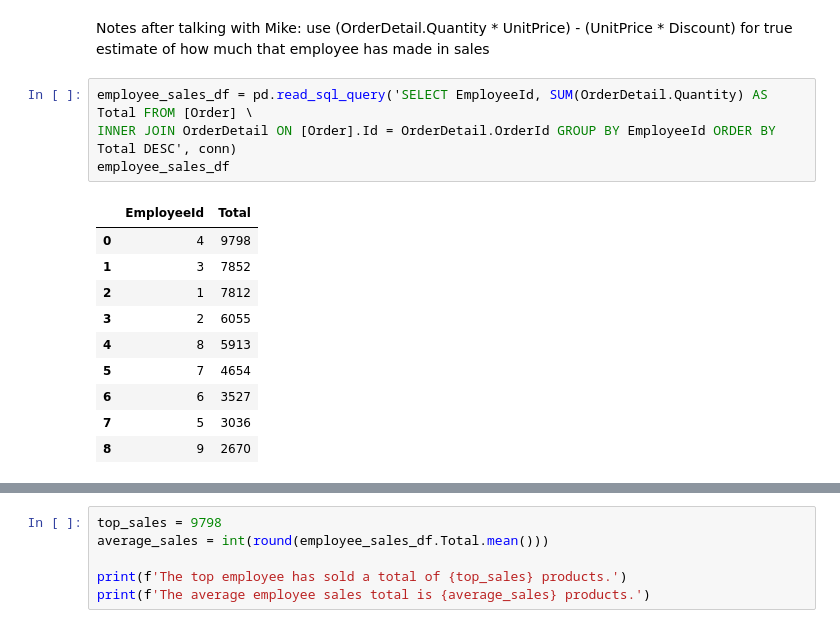
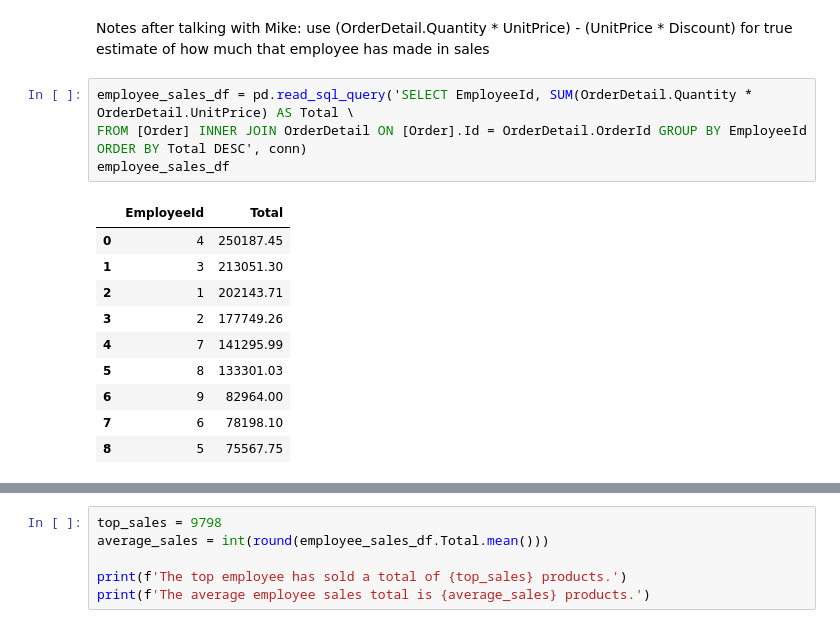
Before and after one commit to MagicMilly/dsc-2-final-project-online-ds-ft-100118, a Jupyter notebook: student.ipynb, the cells around one changed output, grey strips where cells are left out. Saved outputs shown, nothing was run; the diff lists cells and outputs as text.

```diff
--- a/student.ipynb
+++ b/student.ipynb
@@ -545,17 +545,17 @@ Results are statistically significant with a t-value that is greater than the cr
 # %% [markdown]
 Notes after talking with Mike: use (OrderDetail.Quantity * UnitPrice) - (UnitPrice * Discount) for true estimate of how much that employee has made in sales
 # %%
-employee_sales_df = pd.read_sql_query('SELECT EmployeeId, SUM(OrderDetail.Quantity) AS Total FROM [Order] \
-INNER JOIN OrderDetail ON [Order].Id = OrderDetail.OrderId GROUP BY EmployeeId ORDER BY Total DESC', conn)
+employee_sales_df = pd.read_sql_query('SELECT EmployeeId, SUM(OrderDetail.Quantity * OrderDetail.UnitPrice) AS Total \
+FROM [Order] INNER JOIN OrderDetail ON [Order].Id = OrderDetail.OrderId GROUP BY EmployeeId ORDER BY Total DESC', conn)
 employee_sales_df
 # %% [output]
 |  | EmployeeId | Total |
-| 0 | 4 | 9798 |
-| 1 | 3 | 7852 |
-| 2 | 1 | 7812 |
-| 3 | 2 | 6055 |
-| 4 | 8 | 5913 |
-| 5 | 7 | 4654 |
-| 6 | 6 | 3527 |
-| 7 | 5 | 3036 |
-| 8 | 9 | 2670 |
+| 0 | 4 | 250187.45 |
+| 1 | 3 | 213051.30 |
+| 2 | 1 | 202143.71 |
+| 3 | 2 | 177749.26 |
+| 4 | 7 | 141295.99 |
+| 5 | 8 | 133301.03 |
+| 6 | 9 | 82964.00 |
+| 7 | 6 | 78198.10 |
+| 8 | 5 | 75567.75 |
```
Also changed, not shown: parts of 7 cells of this notebook.
